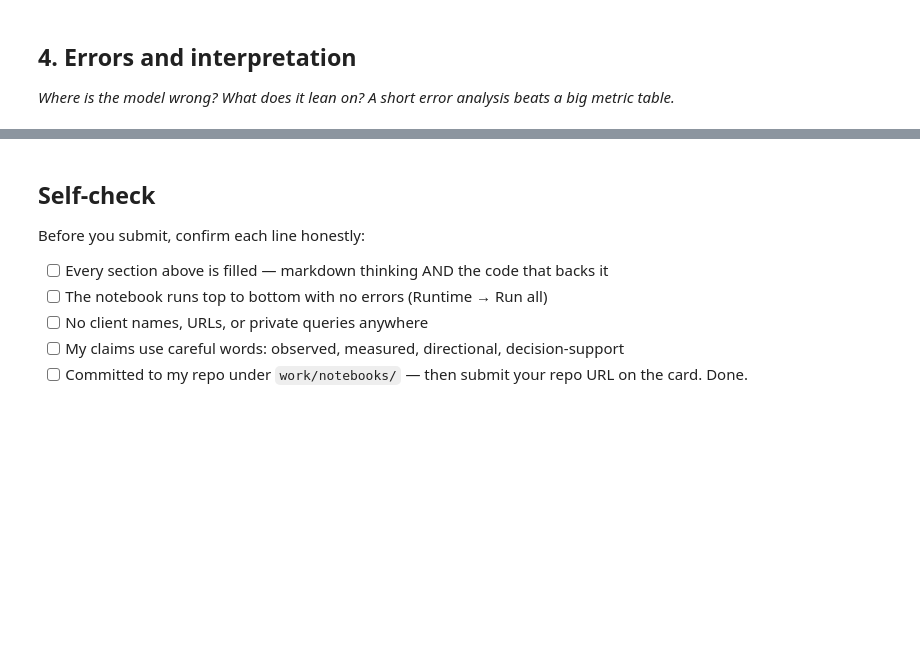
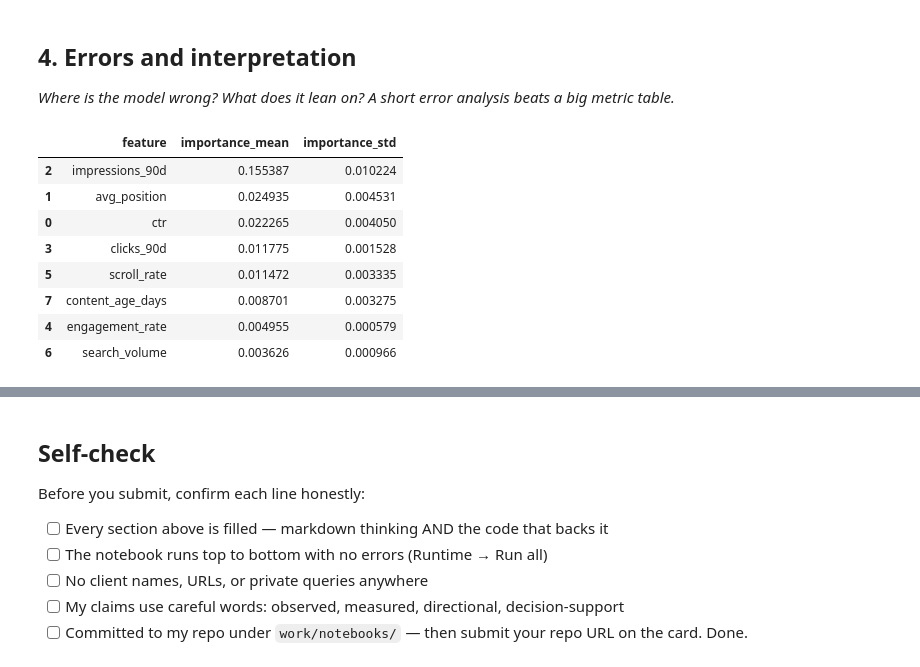
Before and after one commit to sadineniManushree/flyrank--internship__ml, a Jupyter notebook: work/notebooks/w05_model.ipynb, the cells around one changed output, grey strips where cells are left out. Cells and saved outputs as stored; diff of their text form; code cells hidden in the pictures; blank space fills up the shorter version.

```diff
--- a/work/notebooks/w05_model.ipynb
+++ b/work/notebooks/w05_model.ipynb
@@ -12,0 +35,3 @@ This skeleton is yours to fill. Work the sections **in order** — each one has
+# %%
+df['target'] = (df['trend_direction'].astype(str).str.lower() == 'down').astype(int)
+print(df['target'].value_counts(normalize=True))
@@ -12,0 +43,25 @@ This skeleton is yours to fill. Work the sections **in order** — each one has
+# %%
+df['baseline_score'] = (df.groupby('position_tier')['ctr'].transform('mean') - df['ctr']) * df['impressions_90d']
+# %%
+from sklearn.linear_model import LogisticRegression
+from sklearn.tree import DecisionTreeClassifier
+from sklearn.ensemble import RandomForestClassifier
+from sklearn.preprocessing import StandardScaler
+from sklearn.pipeline import Pipeline
+
+feature_cols = ['ctr', 'avg_position', 'impressions_90d', 'clicks_90d',
+                 'engagement_rate', 'scroll_rate', 'search_volume', 'content_age_days']
+
+X_train, y_train = df.loc[train_idx, feature_cols].fillna(0), df.loc[train_idx, 'target']
+X_test, y_test = df.loc[test_idx, feature_cols].fillna(0), df.loc[test_idx, 'target']
+
+models = {
+    'logistic_regression': Pipeline([('scaler', StandardScaler()), ('model', LogisticRegression(class_weight='balanced', max_iter=1000, random_state=42))]),
+    'decision_tree': DecisionTreeClassifier(max_depth=5, min_samples_leaf=50, class_weight='balanced', random_state=42),
+    'random_forest': RandomForestClassifier(n_estimators=200, max_depth=10, min_samples_leaf=25, class_weight='balanced_subsample', random_state=42),
+}
+
+for name, model in models.items():
+    model.fit(X_train, y_train)
+
+print("Trained:", list(models.keys()))
@@ -31,3 +213,26 @@ This skeleton is yours to fill. Work the sections **in order** — each one has
 ## 4. Errors and interpretation
 
 *Where is the model wrong? What does it lean on? A short error analysis beats a big metric table.*
+# %%
+from sklearn.inspection import permutation_importance
+
+rf_model = models['random_forest']
+perm = permutation_importance(rf_model, X_test, y_test, n_repeats=20, random_state=42, scoring='roc_auc')
+
+importance_df = pd.DataFrame({
+    'feature': feature_cols,
+    'importance_mean': perm.importances_mean,
+    'importance_std': perm.importances_std,
+}).sort_values('importance_mean', ascending=False)
+
+importance_df
+# %% [output]
+|  | feature | importance_mean | importance_std |
+| 2 | impressions_90d | 0.155387 | 0.010224 |
+| 1 | avg_position | 0.024935 | 0.004531 |
+| 0 | ctr | 0.022265 | 0.004050 |
+| 3 | clicks_90d | 0.011775 | 0.001528 |
+| 5 | scroll_rate | 0.011472 | 0.003335 |
+| 7 | content_age_days | 0.008701 | 0.003275 |
+| 4 | engagement_rate | 0.004955 | 0.000579 |
+| 6 | search_volume | 0.003626 | 0.000966 |
```
Also changed, not shown: parts of 11 cells of this notebook.
